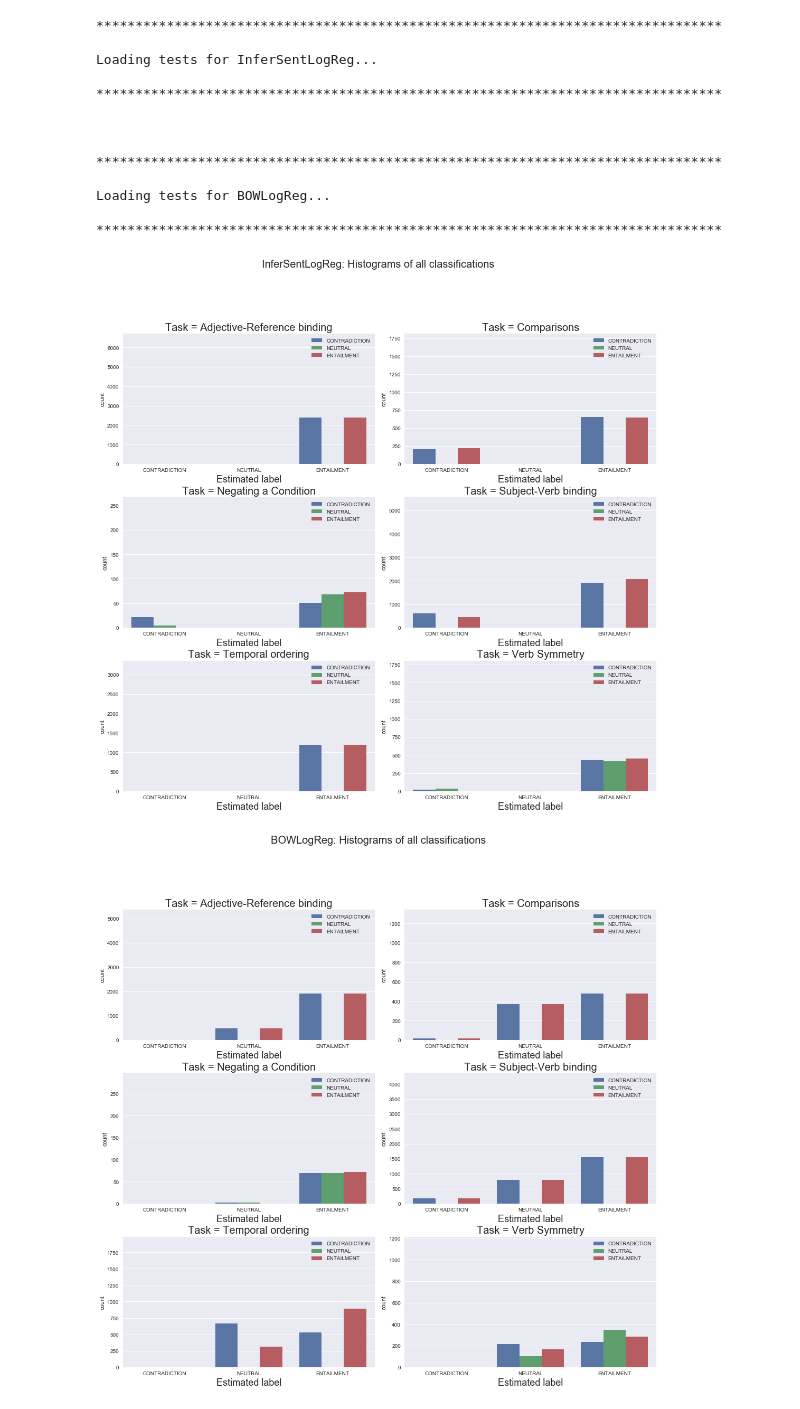
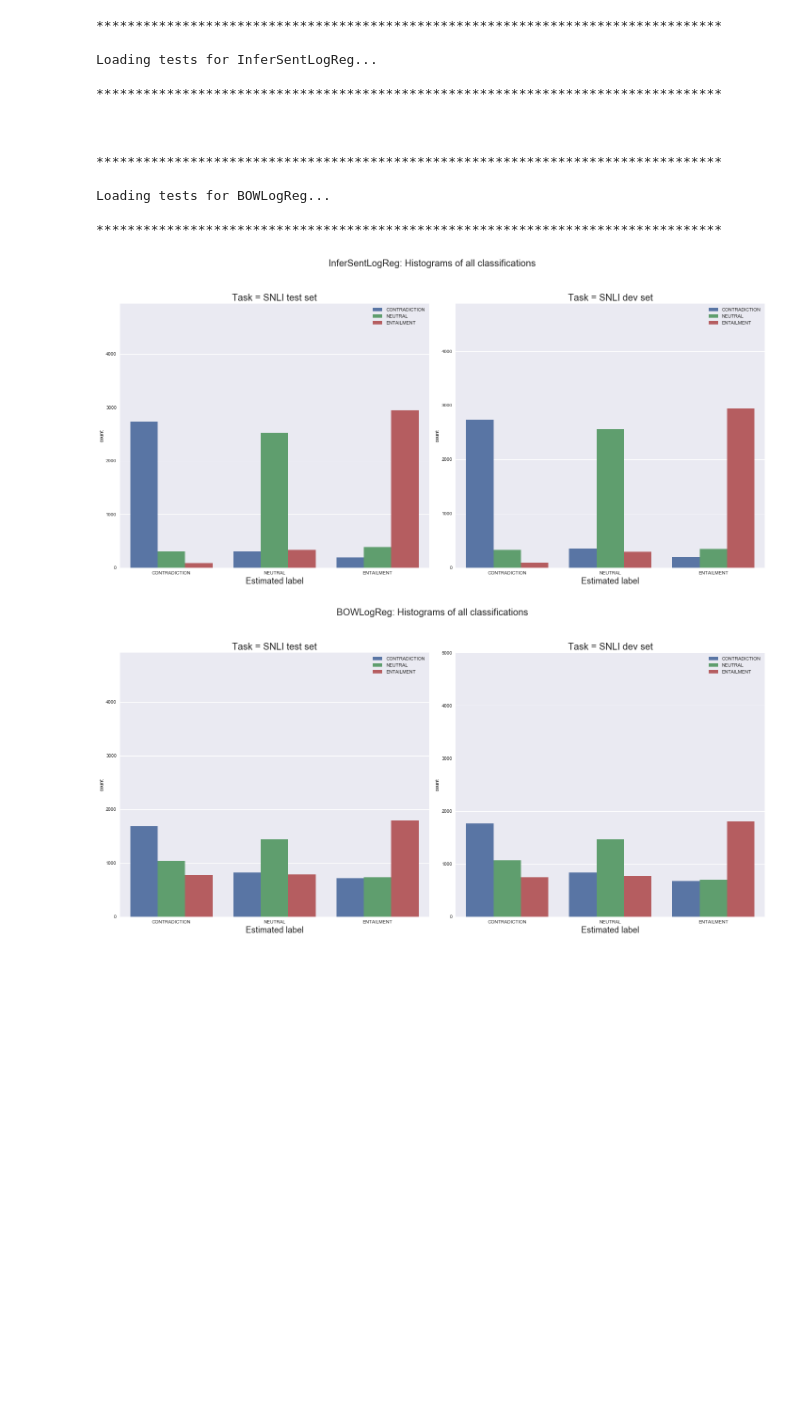
Before and after one commit to ishita-dg/ScrambleTests, a Jupyter notebook: AnalyzeTests.ipynb, the cells around one changed output. Drawn from its saved outputs; the diff is of its cells as text; code cells hidden in the pictures; blank space fills up the shorter version.

Commit message:
Adding comparisons of IS/BOW on SNLI test/dev

```diff
--- a/AnalyzeTests.ipynb
+++ b/AnalyzeTests.ipynb
@@ -8,11 +8,17 @@ import seaborn as sns
 # %%
 id2label = {0: 'CONTRADICTION', 1: 'NEUTRAL', 2: 'ENTAILMENT'}
 label2id = {'CONTRADICTION': 0, 'NEUTRAL':1, 'ENTAILMENT':2}
-tasks = ['adjr', 'comp', 'ncon', 'subjv', 'temp', 'verb']
-# tasks = ['test']
+# Set Scram to true if Analysing performance on ScrambleTests,
+# False if on SNLI test set
+Scram = False
+if Scram:
+    tasks = ['adjr', 'comp', 'ncon', 'subjv', 'temp', 'verb']
+else:
+    tasks = ['test', 'dev']
 map_name = {'adjr' : 'Adjective-Reference binding', 'comp': 'Comparisons',
             'temp': 'Temporal ordering', 'subjv': 'Subject-Verb binding',
-           'ncon': 'Negating a Condition', 'verb': 'Verb Symmetry', 'test': 'SNLI test set'}
+           'ncon': 'Negating a Condition', 'verb': 'Verb Symmetry',
+            'test': 'SNLI test set', 'dev': 'SNLI dev set'}
 
 def loadresults(name, classifier, tasks, outpaths):
     modelname = name + classifier
@@ -30,7 +36,14 @@ def loadresults(name, classifier, tasks, outpaths):
                 results[task]['est'] = [label2id[x.strip().upper()] for x in tempor]
 
         results[task]['est_conf'] = np.loadtxt('{0}{1}_confs_{2}'.format(outpaths['TEST_OUT_PATH'], task, modelname))
-        results[task]['true'] = np.loadtxt('{0}labels.{1}'.format(outpaths['TEST_DATA_PATH'], task), dtype = int)
+        try:
+            results[task]['true'] = np.loadtxt('{0}labels.{1}'.format(outpaths['TEST_DATA_PATH'], task), dtype = int)
+        except ValueError:
+            with open('{0}labels.{1}'.format(outpaths['TEST_DATA_PATH'], task)) as f:
+                tempor = f.readlines()
+                results[task]['true'] = [label2id[x.strip().upper()] for x in tempor]
+
+
 
         results[task]['est'] = np.array([id2label[x] for x in results[task]['est']])
         results[task]['true'] = np.array([id2label[x] for x in results[task]['true']])
@@ -46,7 +59,7 @@ else:
     outpaths['TEST_OUT_PATH'] = './regout/'
     outpaths['TEST_DATA_PATH'] = './testData/true/'
 
-if 'test' in tasks:
+if not Scram:
     outpaths['TEST_DATA_PATH'] = './Downloads/SNLI/true/'
 
 
@@ -83,29 +96,38 @@ def plot_hist(data):
 # %%
 #create figure for histogram split across task and label
 for model in all_results:
-    plt.figure(figsize=(15, 15))
+    if Scram:
+        plt.figure(figsize=(15, 15))
+    else:
+        plt.figure(figsize=(20,10))
     for i, task in enumerate(all_results[model]):
-        plt.subplot(3,2,i+1)
+        if Scram:
+            plt.subplot(3,2,i+1)
+        else:
+            plt.subplot(1,2,i+1)
         a, b = plot_hist(all_results[model][task])
 #         lim = max(np.concatenate((np.bincount(all_results[model][task]['est']), np.bincount(all_results[model][task]['true']))))*1.4
 #         plt.ylim([0,lim])
         plt.legend(loc='upper right', fontsize = 10)
         b.set_title('Task = {0}'.format(map_name[task]), fontsize = 20)
         h, x, y = np.histogram2d([label2id[x.strip()] for x in all_results[model][task]['est']],
                                  [label2id[x.strip()] for x in all_results[model][task]['true']],
                                 bins = [-0.1, 0.9, 1.9, 2.9])
         lim = max(np.concatenate((np.bincount([label2id[x.strip()] for x in all_results[model][task]['est']]),
                                   np.bincount([label2id[x.strip()] for x in all_results[model][task]['true']])
                                  )))*1.4
         b.set_ylim([0,lim])
         b.set_xlabel("Estimated label", fontsize = 18)
 
     plt.tight_layout()
     plt.subplots_adjust(top=0.85)
     plt.suptitle('{0}: Histograms of all classifications'.format(model), fontsize = 20)
-    plt.savefig('figures/'+ '{0}HistAll'.format(model))
+    if Scram:
+        plt.savefig('figures/'+ '{0}HistAll'.format(model))
+    else:
+        plt.savefig('figures/SNLI'+ '{0}HistAll'.format(model))
 # %% [output]
-[figure, old version]
+[figure, new version]
-[figure, old version]
+[figure, new version]
 # %%
 n_task = 0
```
Also changed, not shown: parts of 4 cells of this notebook, 14 other files.
